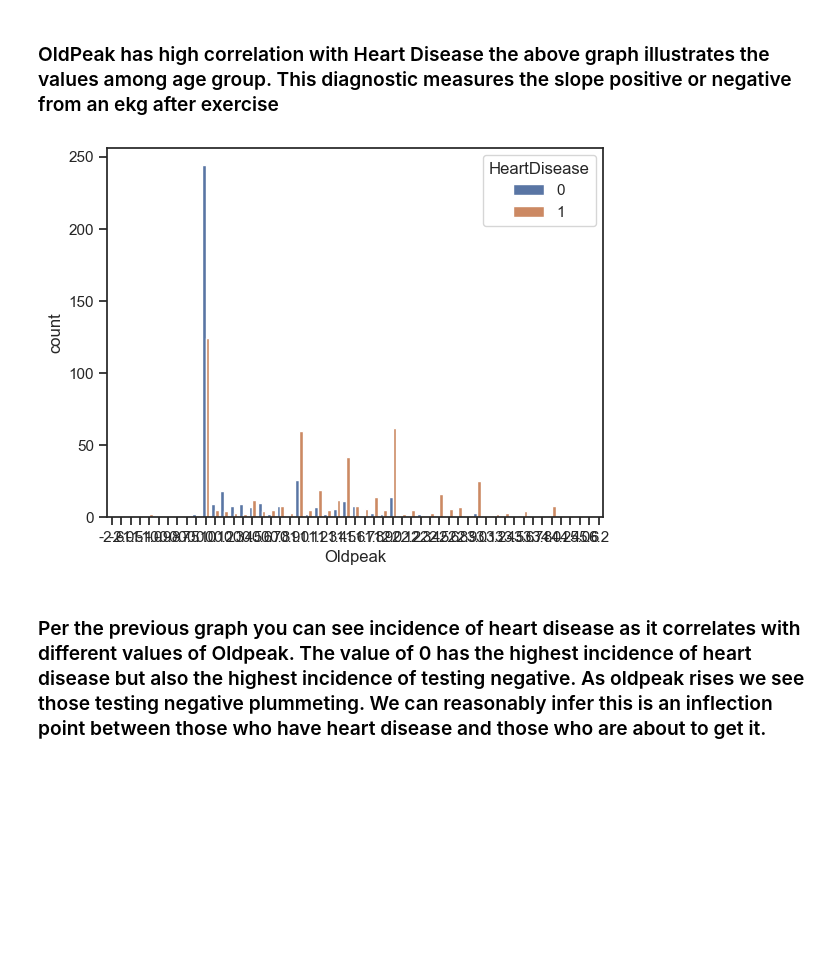
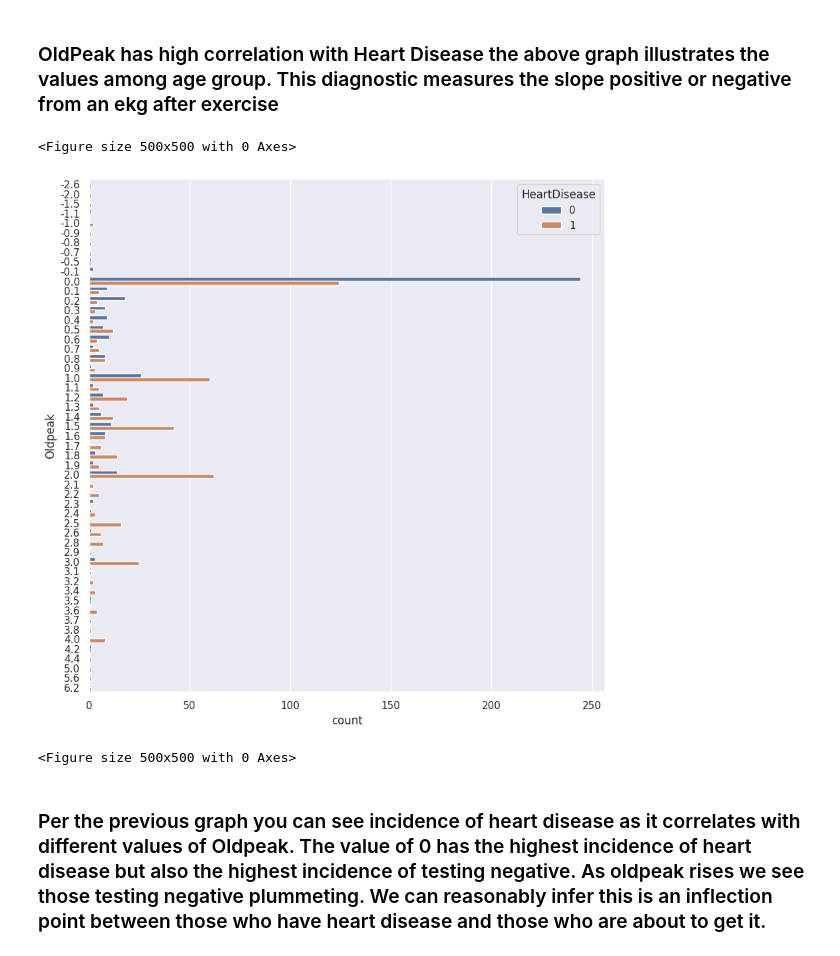
Before and after one commit to PaulLipska/Coding_Dojo_Project_2, a Jupyter notebook: Project2_Part_1.ipynb, the cells around one changed output. Cells and saved outputs as stored; diff of their text form; code cells hidden in the pictures; blank space fills up the shorter version.

```diff
--- a/Project2_Part_1.ipynb
+++ b/Project2_Part_1.ipynb
@@ -377,10 +377,12 @@ plt.show()
 # %% [markdown]
 ### OldPeak has high correlation with Heart Disease the above graph illustrates the values among age group.  This diagnostic measures the slope positive or negative from an ekg after exercise
 # %%
-sns.countplot(x="Oldpeak", hue="HeartDisease", data=df_ml)
-sns.set(rc={'figure.figsize':(40,10)})
+sns.countplot(y="Oldpeak", hue="HeartDisease", data=df_ml)
+plt.figure(figsize=(5,5))
 # %% [output]
+<Figure size 500x500 with 0 Axes>
-[figure, old version]
+[figure, new version]
+<Figure size 500x500 with 0 Axes>
 # %% [markdown]
 ### Per the previous graph you can see incidence of heart disease as it correlates with different values of Oldpeak.  The value of 0 has the highest incidence of heart disease but also the highest incidence of testing negative.  As oldpeak rises we see those testing negative plummeting.  We can reasonably infer this is an inflection point between those who have heart disease and those who are about to get it.
 # %% [markdown]
```
Also changed, not shown: parts of 6 cells of this notebook.
